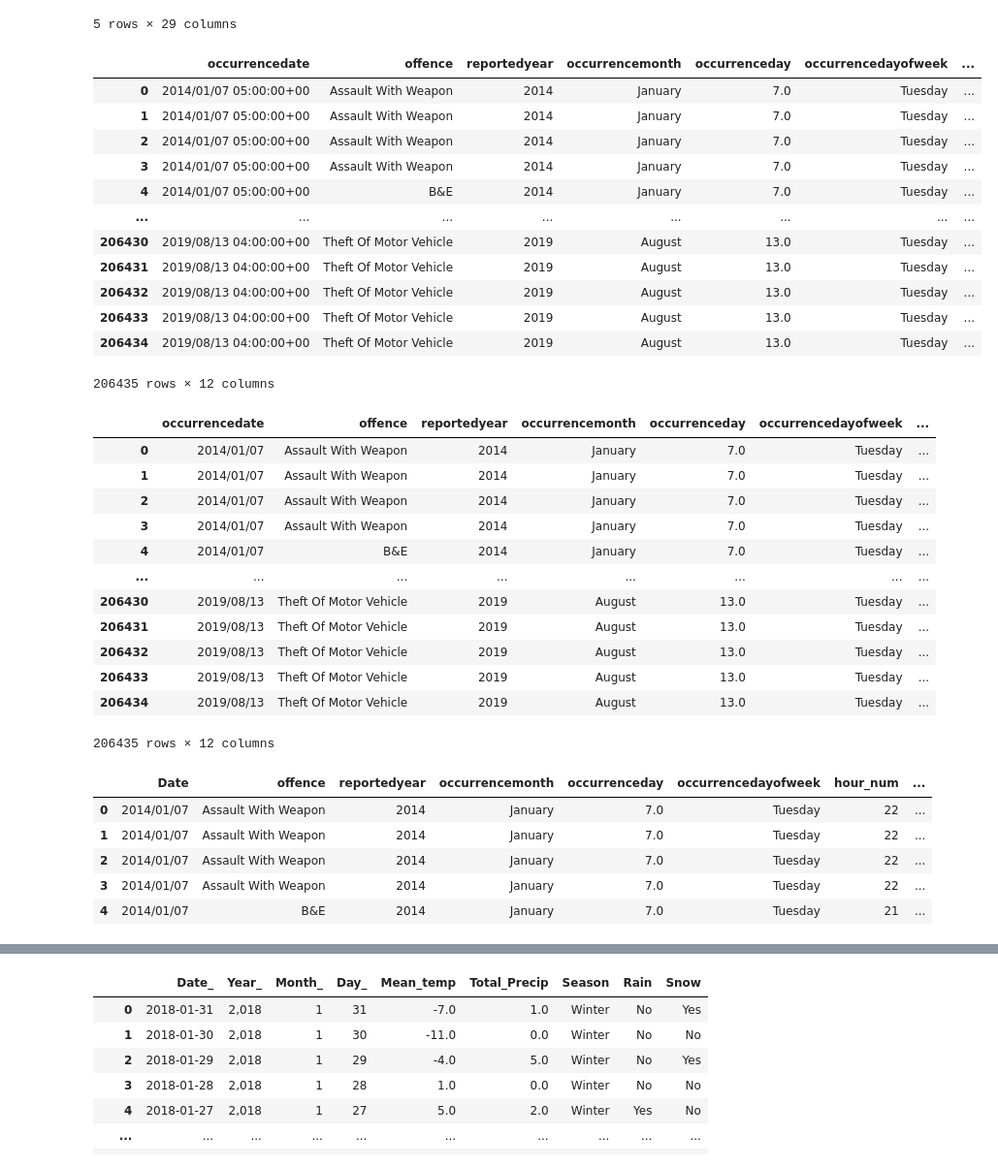
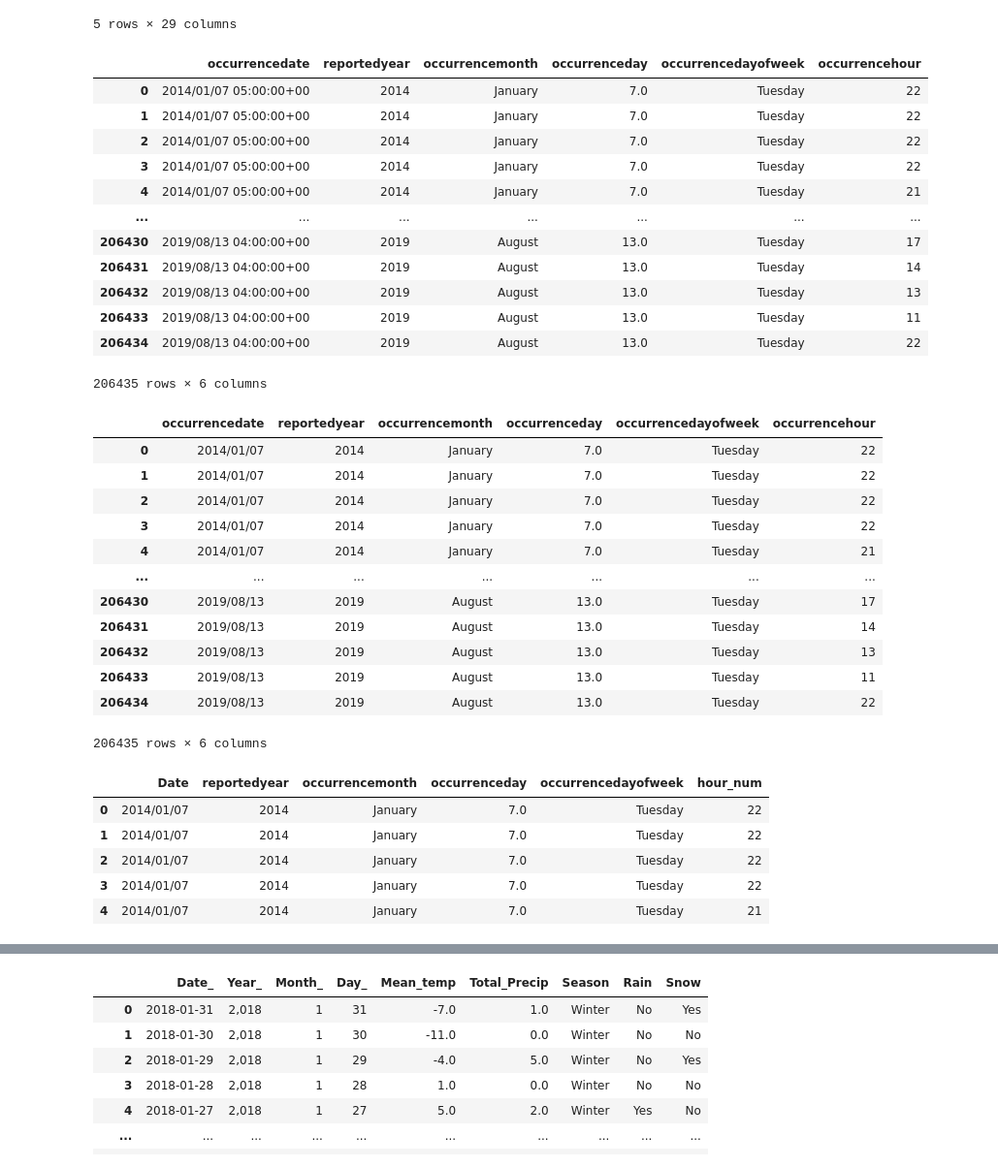
Before and after one commit to ojhapall/CrimeStoppers, a Jupyter notebook: Machine_Learning_Model-Copy3.ipynb, the cells around one changed output, grey strips where cells are left out. Shown at 97% size. Drawn from its saved outputs; the diff is of its cells as text; code cells hidden in the pictures.

```diff
--- a/Machine_Learning_Model-Copy3.ipynb
+++ b/Machine_Learning_Model-Copy3.ipynb
@@ -25,67 +25,73 @@ df1.tail()
 # %%
 #Drop Unnesccesary Columns in Crime Df
 df1.drop('X', axis=1, inplace=True)
 df1.drop('Y', axis=1, inplace=True)
 df1.drop('reporteddate', axis=1, inplace=True)
 df1.drop('premisetype', axis=1, inplace=True)
 df1.drop('ucr_code', axis=1, inplace=True)
 df1.drop('ucr_ext', axis=1, inplace=True)
 df1.drop('Index_', axis=1, inplace=True)
 df1.drop('event_unique_id', axis=1, inplace=True)
 df1.drop('occurrencedayofyear', axis=1, inplace=True)
 df1.drop('reportedmonth', axis=1, inplace=True)
 df1.drop('reportedday', axis=1, inplace=True)
 df1.drop('reporteddayofyear', axis=1, inplace=True)
 df1.drop('reporteddayofweek', axis=1, inplace=True)
 df1.drop('reportedhour', axis=1, inplace=True)
 df1.drop('occurrenceyear', axis=1, inplace=True)
 df1.drop('Division', axis=1, inplace=True)
 df1.drop('Hood_ID', axis=1, inplace=True)
+df1.drop('Neighbourhood', axis=1, inplace=True)
+df1.drop('Lat', axis=1, inplace=True)
+df1.drop('Long', axis=1, inplace=True)
+df1.drop('MCI', axis=1, inplace=True)
+df1.drop('ObjectId', axis=1, inplace=True)
+df1.drop('offence', axis=1, inplace=True)
 df1
 # %% [output]
-|  | occurrencedate | offence | reportedyear | occurrencemonth | occurrenceday | occurrencedayofweek | ... |
-| 0 | 2014/01/07 05:00:00+00 | Assault With Weapon | 2014 | January | 7.0 | Tuesday | ... |
-| 1 | 2014/01/07 05:00:00+00 | Assault With Weapon | 2014 | January | 7.0 | Tuesday | ... |
-| 2 | 2014/01/07 05:00:00+00 | Assault With Weapon | 2014 | January | 7.0 | Tuesday | ... |
-| 3 | 2014/01/07 05:00:00+00 | Assault With Weapon | 2014 | January | 7.0 | Tuesday | ... |
-| 4 | 2014/01/07 05:00:00+00 | B&E | 2014 | January | 7.0 | Tuesday | ... |
-| ... | ... | ... | ... | ... | ... | ... | ... |
-| 206430 | 2019/08/13 04:00:00+00 | Theft Of Motor Vehicle | 2019 | August | 13.0 | Tuesday | ... |
-| 206431 | 2019/08/13 04:00:00+00 | Theft Of Motor Vehicle | 2019 | August | 13.0 | Tuesday | ... |
-| 206432 | 2019/08/13 04:00:00+00 | Theft Of Motor Vehicle | 2019 | August | 13.0 | Tuesday | ... |
-| 206433 | 2019/08/13 04:00:00+00 | Theft Of Motor Vehicle | 2019 | August | 13.0 | Tuesday | ... |
-| 206434 | 2019/08/13 04:00:00+00 | Theft Of Motor Vehicle | 2019 | August | 13.0 | Tuesday | ... |
+|  | occurrencedate | reportedyear | occurrencemonth | occurrenceday | occurrencedayofweek | occurrencehour |
+| 0 | 2014/01/07 05:00:00+00 | 2014 | January | 7.0 | Tuesday | 22 |
+| 1 | 2014/01/07 05:00:00+00 | 2014 | January | 7.0 | Tuesday | 22 |
+| 2 | 2014/01/07 05:00:00+00 | 2014 | January | 7.0 | Tuesday | 22 |
+| 3 | 2014/01/07 05:00:00+00 | 2014 | January | 7.0 | Tuesday | 22 |
+| 4 | 2014/01/07 05:00:00+00 | 2014 | January | 7.0 | Tuesday | 21 |
+| ... | ... | ... | ... | ... | ... | ... |
+| 206430 | 2019/08/13 04:00:00+00 | 2019 | August | 13.0 | Tuesday | 17 |
+| 206431 | 2019/08/13 04:00:00+00 | 2019 | August | 13.0 | Tuesday | 14 |
+| 206432 | 2019/08/13 04:00:00+00 | 2019 | August | 13.0 | Tuesday | 13 |
+| 206433 | 2019/08/13 04:00:00+00 | 2019 | August | 13.0 | Tuesday | 11 |
+| 206434 | 2019/08/13 04:00:00+00 | 2019 | August | 13.0 | Tuesday | 22 |
-206435 rows × 12 columns
+206435 rows × 6 columns
 # %%
 #Strip Date Column
 df1['occurrencedate'] = df1['occurrencedate'].map(lambda x: str(x)[:+10])
 df1
 # %% [output]
-|  | occurrencedate | offence | reportedyear | occurrencemonth | occurrenceday | occurrencedayofweek | ... |
-| 0 | 2014/01/07 | Assault With Weapon | 2014 | January | 7.0 | Tuesday | ... |
-| 1 | 2014/01/07 | Assault With Weapon | 2014 | January | 7.0 | Tuesday | ... |
-| 2 | 2014/01/07 | Assault With Weapon | 2014 | January | 7.0 | Tuesday | ... |
-| 3 | 2014/01/07 | Assault With Weapon | 2014 | January | 7.0 | Tuesday | ... |
-| 4 | 2014/01/07 | B&E | 2014 | January | 7.0 | Tuesday | ... |
-| ... | ... | ... | ... | ... | ... | ... | ... |
-| 206430 | 2019/08/13 | Theft Of Motor Vehicle | 2019 | August | 13.0 | Tuesday | ... |
-| 206431 | 2019/08/13 | Theft Of Motor Vehicle | 2019 | August | 13.0 | Tuesday | ... |
-| 206432 | 2019/08/13 | Theft Of Motor Vehicle | 2019 | August | 13.0 | Tuesday | ... |
-| 206433 | 2019/08/13 | Theft Of Motor Vehicle | 2019 | August | 13.0 | Tuesday | ... |
-| 206434 | 2019/08/13 | Theft Of Motor Vehicle | 2019 | August | 13.0 | Tuesday | ... |
+|  | occurrencedate | reportedyear | occurrencemonth | occurrenceday | occurrencedayofweek | occurrencehour |
+| 0 | 2014/01/07 | 2014 | January | 7.0 | Tuesday | 22 |
+| 1 | 2014/01/07 | 2014 | January | 7.0 | Tuesday | 22 |
+| 2 | 2014/01/07 | 2014 | January | 7.0 | Tuesday | 22 |
+| 3 | 2014/01/07 | 2014 | January | 7.0 | Tuesday | 22 |
+| 4 | 2014/01/07 | 2014 | January | 7.0 | Tuesday | 21 |
+| ... | ... | ... | ... | ... | ... | ... |
+| 206430 | 2019/08/13 | 2019 | August | 13.0 | Tuesday | 17 |
+| 206431 | 2019/08/13 | 2019 | August | 13.0 | Tuesday | 14 |
+| 206432 | 2019/08/13 | 2019 | August | 13.0 | Tuesday | 13 |
+| 206433 | 2019/08/13 | 2019 | August | 13.0 | Tuesday | 11 |
+| 206434 | 2019/08/13 | 2019 | August | 13.0 | Tuesday | 22 |
-206435 rows × 12 columns
+206435 rows × 6 columns
 # %%
 #Rename Occurence Column to merge with df2
 df1 = df1.rename({'occurrencedate': 'Date'}, axis=1)
 df1 = df1.rename({'occurrencehour':'hour_num'}, axis=1)
 df1.head()
 # %% [output]
-|  | Date | offence | reportedyear | occurrencemonth | occurrenceday | occurrencedayofweek | hour_num | ... |
-| 0 | 2014/01/07 | Assault With Weapon | 2014 | January | 7.0 | Tuesday | 22 | ... |
-| 1 | 2014/01/07 | Assault With Weapon | 2014 | January | 7.0 | Tuesday | 22 | ... |
-| 2 | 2014/01/07 | Assault With Weapon | 2014 | January | 7.0 | Tuesday | 22 | ... |
-| 3 | 2014/01/07 | Assault With Weapon | 2014 | January | 7.0 | Tuesday | 22 | ... |
-| 4 | 2014/01/07 | B&E | 2014 | January | 7.0 | Tuesday | 21 | ... |
+|  | Date | reportedyear | occurrencemonth | occurrenceday | occurrencedayofweek | hour_num |
+| 0 | 2014/01/07 | 2014 | January | 7.0 | Tuesday | 22 |
+| 1 | 2014/01/07 | 2014 | January | 7.0 | Tuesday | 22 |
+| 2 | 2014/01/07 | 2014 | January | 7.0 | Tuesday | 22 |
+| 3 | 2014/01/07 | 2014 | January | 7.0 | Tuesday | 22 |
+| 4 | 2014/01/07 | 2014 | January | 7.0 | Tuesday | 21 |
 # %%
 # convert the 'Date' column to datetime format
 df1['Date'] = pd.to_datetime(df1['Date'], infer_datetime_format=True)
```
Also changed, not shown: parts of 24 cells of this notebook, 10 other files.
